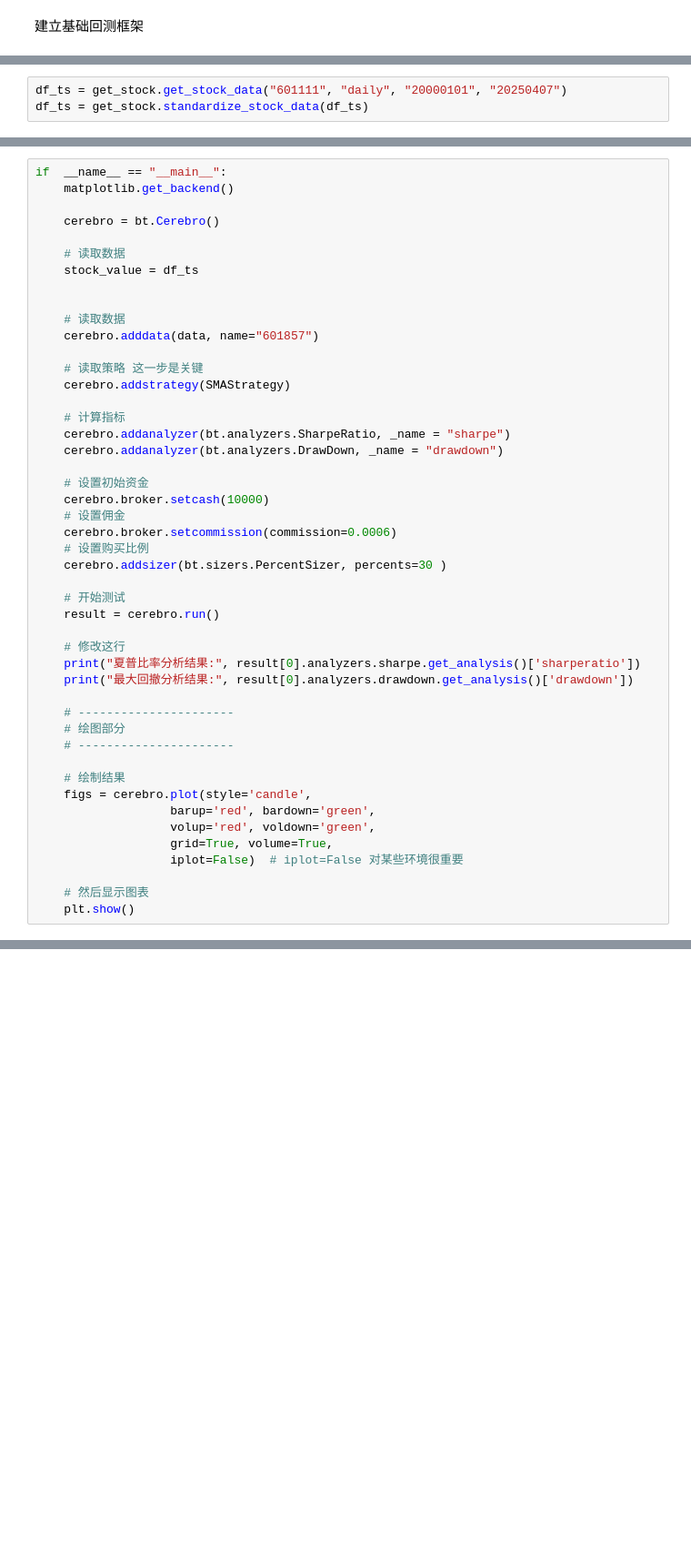
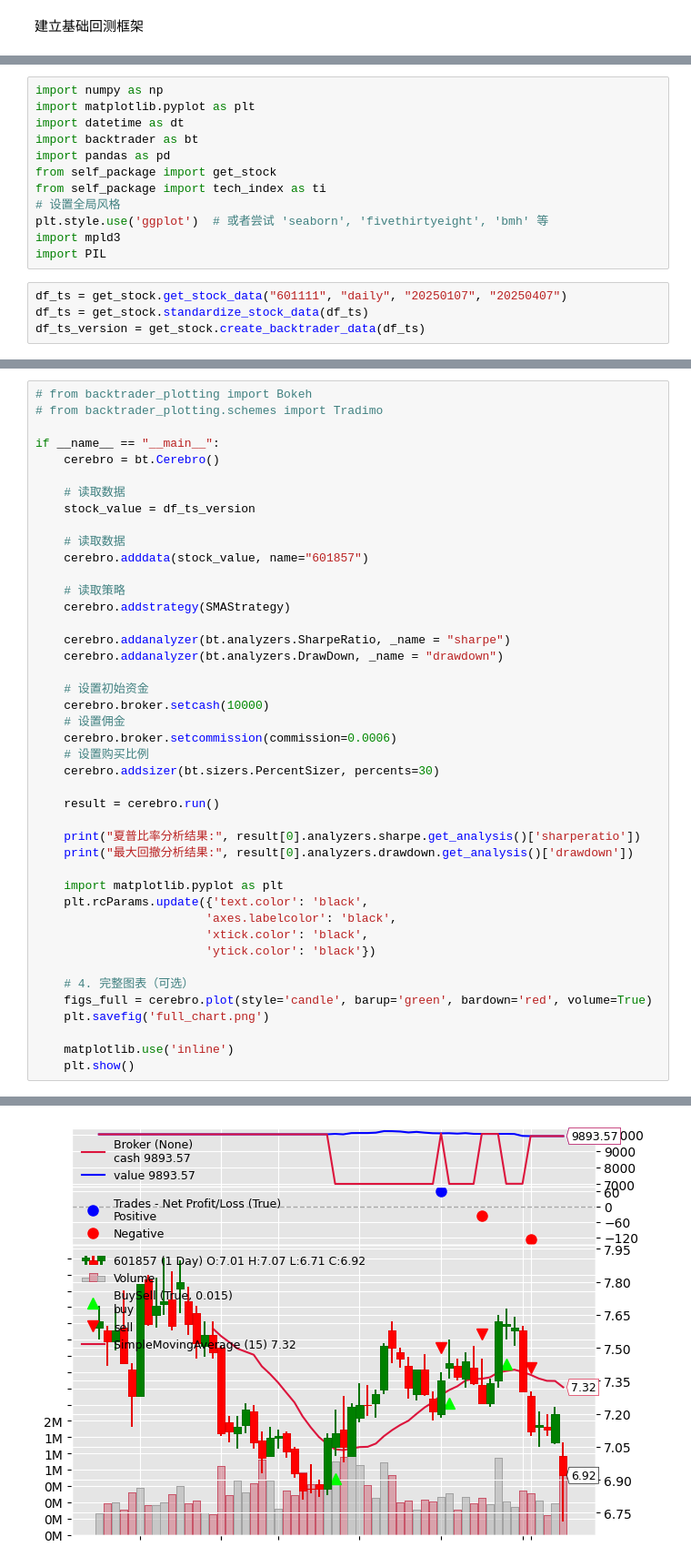
Before and after one commit to Shen-Junchi/Self_used_stock_API, a Jupyter notebook: backtrader_model.ipynb, the cells around one changed output, grey strips where cells are left out. Shown at 91% size. Cells and saved outputs as stored; diff of their text form; blank space fills up the shorter version.

Commit message:
Backtrader_models
This is a renewed version of backtrade framework which could help you with backseeing

```diff
--- a/backtrader_model.ipynb
+++ b/backtrader_model.ipynb
@@ -15,6 +3,19 @@ from self_package import tech_index as ti
+# %%
+import numpy as np
+import matplotlib.pyplot as plt
+import datetime as dt
+import backtrader as bt
+import pandas as pd
+from self_package import get_stock
+from self_package import tech_index as ti
+# 设置全局风格
+plt.style.use('ggplot')  # 或者尝试 'seaborn', 'fivethirtyeight', 'bmh' 等
+import mpld3
+import PIL
 # %%
-df_ts = get_stock.get_stock_data("601111", "daily", "20000101", "20250407")
+df_ts = get_stock.get_stock_data("601111", "daily", "20250107", "20250407")
 df_ts = get_stock.standardize_stock_data(df_ts)
+df_ts_version = get_stock.create_backtrader_data(df_ts)
 # %%
 # 定义策略
 class SMAStrategy(bt.Strategy):
@@ -82,20 +74,19 @@ df_ts
 # %%
-if  __name__ == "__main__":
-    matplotlib.get_backend()
+# from backtrader_plotting import Bokeh
+# from backtrader_plotting.schemes import Tradimo
 
+if __name__ == "__main__":
     cerebro = bt.Cerebro()
 
     # 读取数据
-    stock_value = df_ts
-
+    stock_value = df_ts_version
 
     # 读取数据
-    cerebro.adddata(data, name="601857")
+    cerebro.adddata(stock_value, name="601857")
 
-    # 读取策略 这一步是关键
+    # 读取策略
     cerebro.addstrategy(SMAStrategy)
 
-    # 计算指标
     cerebro.addanalyzer(bt.analyzers.SharpeRatio, _name = "sharpe")
     cerebro.addanalyzer(bt.analyzers.DrawDown, _name = "drawdown")
 
@@ -104,26 +95,23 @@ if  __name__ == "__main__":
     # 设置佣金
     cerebro.broker.setcommission(commission=0.0006)
     # 设置购买比例
-    cerebro.addsizer(bt.sizers.PercentSizer, percents=30 )
+    cerebro.addsizer(bt.sizers.PercentSizer, percents=30)
 
-    # 开始测试
     result = cerebro.run()
 
-    # 修改这行
     print("夏普比率分析结果:", result[0].analyzers.sharpe.get_analysis()['sharperatio'])
     print("最大回撤分析结果:", result[0].analyzers.drawdown.get_analysis()['drawdown'])
 
-    # ----------------------
-    # 绘图部分
-    # ----------------------
+    import matplotlib.pyplot as plt
+    plt.rcParams.update({'text.color': 'black',
+                        'axes.labelcolor': 'black',
+                        'xtick.color': 'black',
+                        'ytick.color': 'black'})
 
-    # 绘制结果
-    figs = cerebro.plot(style='candle',
-                   barup='red', bardown='green',
-                   volup='red', voldown='green',
-                   grid=True, volume=True,
-                   iplot=False)  # iplot=False 对某些环境很重要
+    # 4. 完整图表（可选）
+    figs_full = cerebro.plot(style='candle', barup='green', bardown='red', volume=True)
+    plt.savefig('full_chart.png')
 
-    # 然后显示图表
+    matplotlib.use('inline')
     plt.show()
 # %% [output]
@@ -146,0 +128 @@ if  __name__ == "__main__":
+[figure, added]
```
Also changed, not shown: parts of 6 cells of this notebook.
